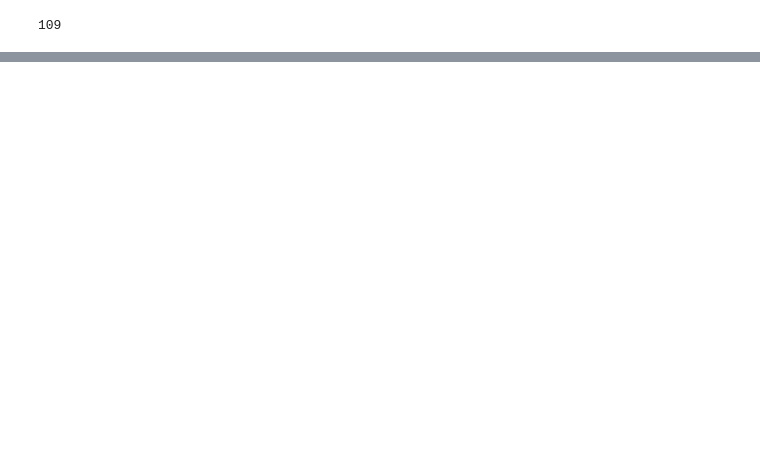
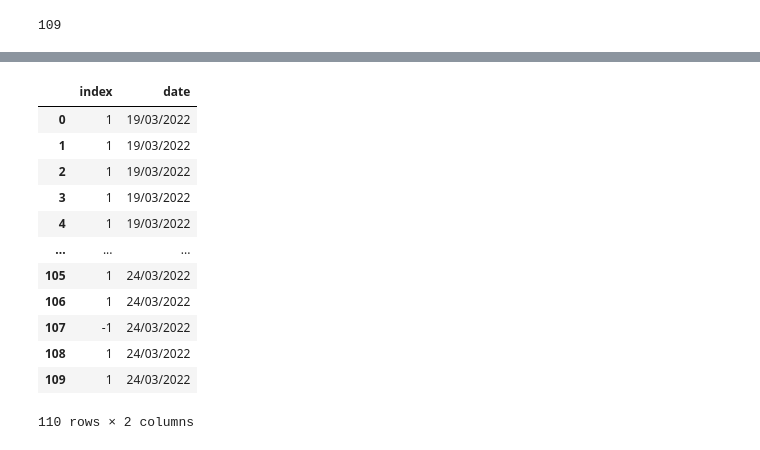
Before and after one commit to GSChacon/thermofeeler, a Jupyter notebook: notebooks/lau-fst_twitter_api.ipynb, the cells around one changed output, grey strips where cells are left out. Saved outputs shown, nothing was run; the diff lists cells and outputs as text; code cells hidden in the pictures; blank space fills up the shorter version.

```diff
--- a/notebooks/lau-fst_twitter_api.ipynb
+++ b/notebooks/lau-fst_twitter_api.ipynb
@@ -196,0 +301,16 @@ KeyError: 0
+# %%
+df
+# %% [output]
+|  | index | date |
+| 0 | 1 | 19/03/2022 |
+| 1 | 1 | 19/03/2022 |
+| 2 | 1 | 19/03/2022 |
+| 3 | 1 | 19/03/2022 |
+| 4 | 1 | 19/03/2022 |
+| ... | ... | ... |
+| 105 | 1 | 24/03/2022 |
+| 106 | 1 | 24/03/2022 |
+| 107 | -1 | 24/03/2022 |
+| 108 | 1 | 24/03/2022 |
+| 109 | 1 | 24/03/2022 |
+110 rows × 2 columns
```
Also changed, not shown: parts of 21 cells of this notebook, 4 other files.
